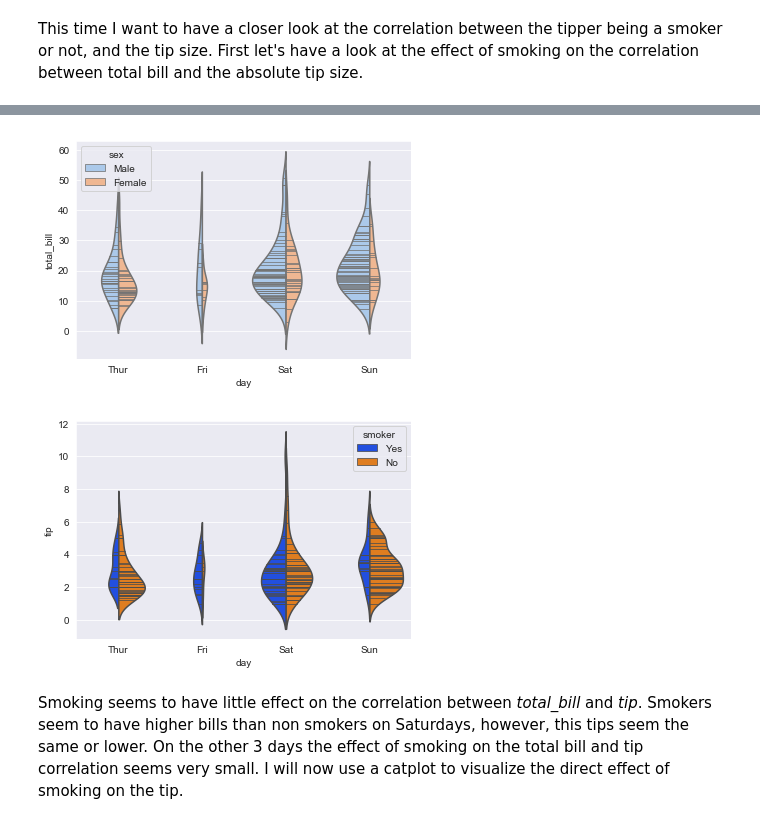
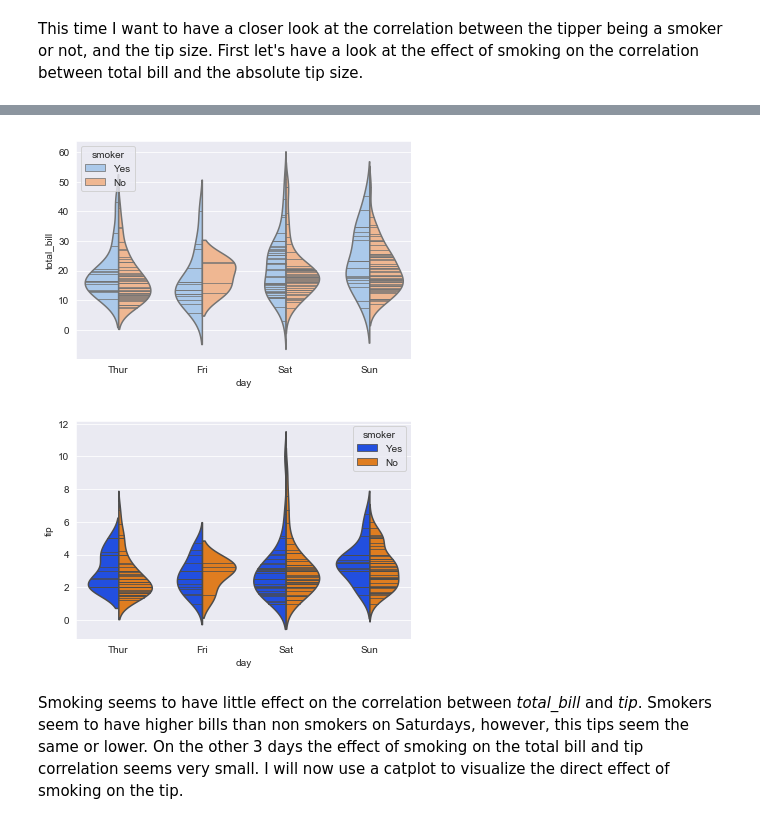
Before and after one commit to Ardvb/FODAProject2019, a Jupyter notebook: FODA Assessment 2019.ipynb, the cells around one changed output, grey strips where cells are left out. Saved outputs shown, nothing was run; the diff lists cells and outputs as text; code cells hidden in the pictures.

```diff
--- a/FODA Assessment 2019.ipynb
+++ b/FODA Assessment 2019.ipynb
@@ -842,12 +879,14 @@ sns.lmplot(x="total_bill", y="tip", hue="smoker", data=tips, palette = "bright"
 [figure]
 # %%
-sns.violinplot(x="day", y="total_bill", hue="smoker", data=tips, palette="pastel", split=True, scale="count", inner="stick", scale_hue=False);
+# Plot a violinplot to show relation between day, total bill and smoker
+sns.violinplot(x="day", y="total_bill", hue="smoker", data=tips, palette="pastel", split=True, inner="stick");
 # %% [output]
-[figure, old version]
+[figure, new version]
 # %%
-sns.violinplot(x="day", y="tip", hue="smoker", data=tips, palette="bright", split=True, scale="count", inner="stick", scale_hue=False);
+# Plot a violinplot to show relation between day, tip and smoker
+sns.violinplot(x="day", y="tip", hue="smoker", data=tips, palette="bright", split=True, inner="stick");
 # %% [output]
-[figure, old version]
+[figure, new version]
 # %% [markdown]
 Smoking seems to have little effect on the correlation between <em>total_bill</em> and <em>tip</em>. Smokers seem to have higher bills than non smokers on Saturdays, however, this tips seem the same or lower. On the other 3 days the effect of smoking on the total bill and tip correlation seems very small.
 I will now use a catplot to visualize the direct effect of smoking on the tip.
```
Also changed, not shown: parts of 37 cells of this notebook.
